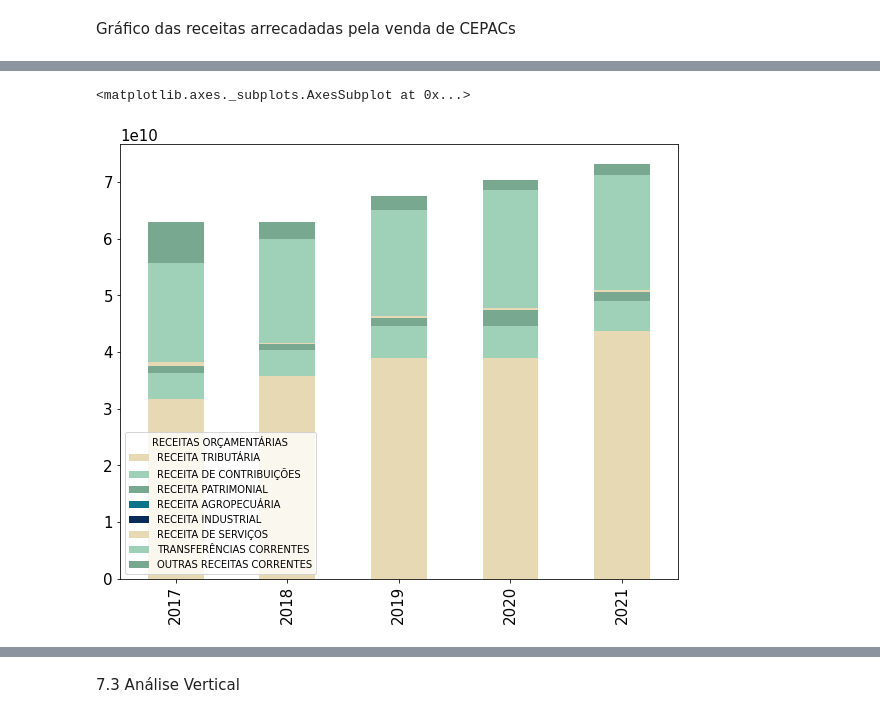
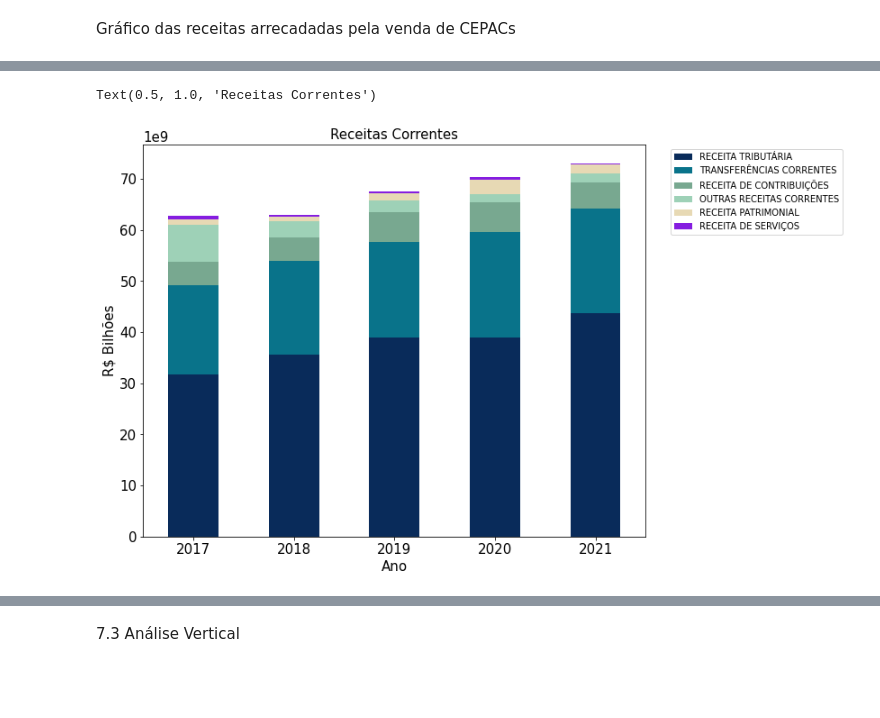
Before and after one commit to carolfazani/orcamento_sp, a Jupyter notebook: Preparando_os_dados.ipynb, the cells around one changed output, grey strips where cells are left out. Saved outputs shown, nothing was run; the diff lists cells and outputs as text; code cells hidden in the pictures; blank space fills up the shorter version.

```diff
--- a/Preparando_os_dados.ipynb
+++ b/Preparando_os_dados.ipynb
@@ -649,7 +649,20 @@ plt.savefig('grafico4.png', transparent = True)
-# %%
-querycorrente.plot(kind="bar",stacked=True,figsize=(10,8), color= colors)
-# %% [output]
-<matplotlib.axes._subplots.AxesSubplot at 0x...>
-[figure, removed]
+# %%
+querycorrente = querycorrente.T
+querycorrente = querycorrente.drop('RECEITA AGROPECUÁRIA')
+querycorrente = querycorrente.drop('RECEITA INDUSTRIAL')
+querycorrente = querycorrente.sort_values(by=['2021'], ascending=False)
+querycorrente = querycorrente.T
+# %%
+colors = [ '#092b5a', '#09738a', '#78a890',  '#9ed1b7', '#e7d9b4', '#851DE0', '#EC7700', '#97124B']
+querycorrente.plot(kind="bar",stacked=True,figsize=(10,8), color= colors)
+plt.legend(bbox_to_anchor=(1.04,1), loc="upper left")
+plt.xticks(rotation=360)
+plt.ticklabel_format(style='sci',axis='y',scilimits=(9,9))
+plt.ylabel('R$ Bilhões')
+plt.xlabel('Ano')
+plt.title('Receitas Correntes')
+# %% [output]
+Text(0.5, 1.0, 'Receitas Correntes')
+[figure, added]
 # %%
 querysaldos.plot(kind="bar",stacked=True,figsize=(10,8))
```
Also changed, not shown: parts of 15 cells of this notebook.
